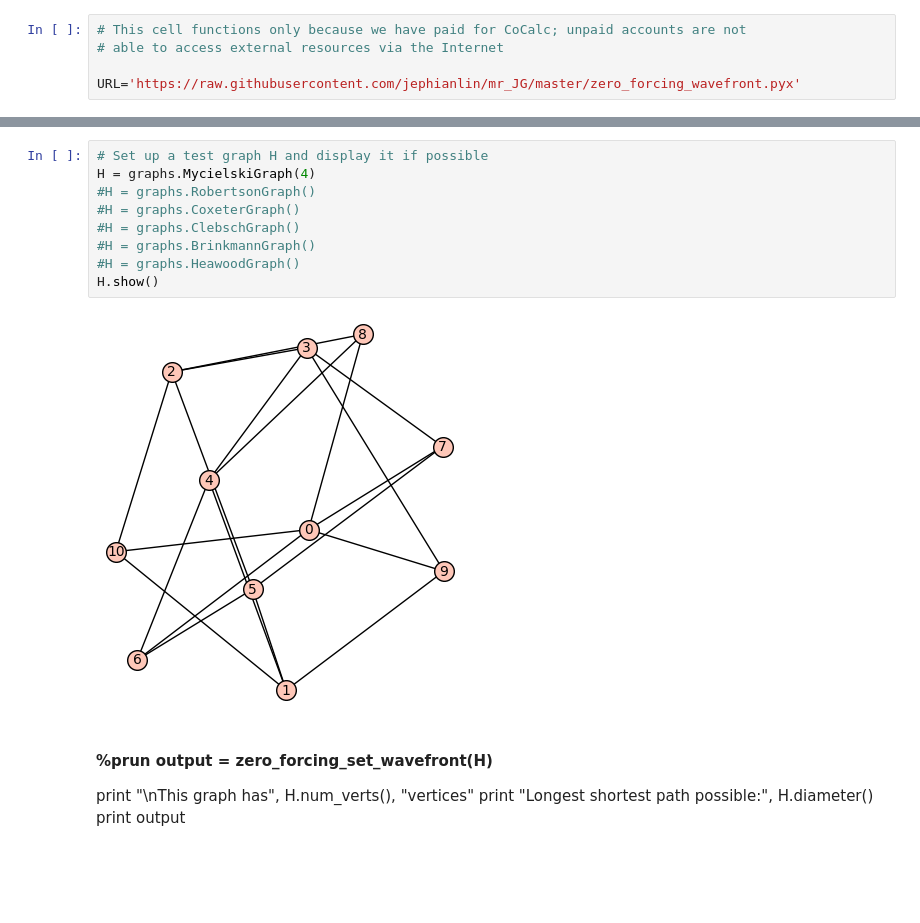
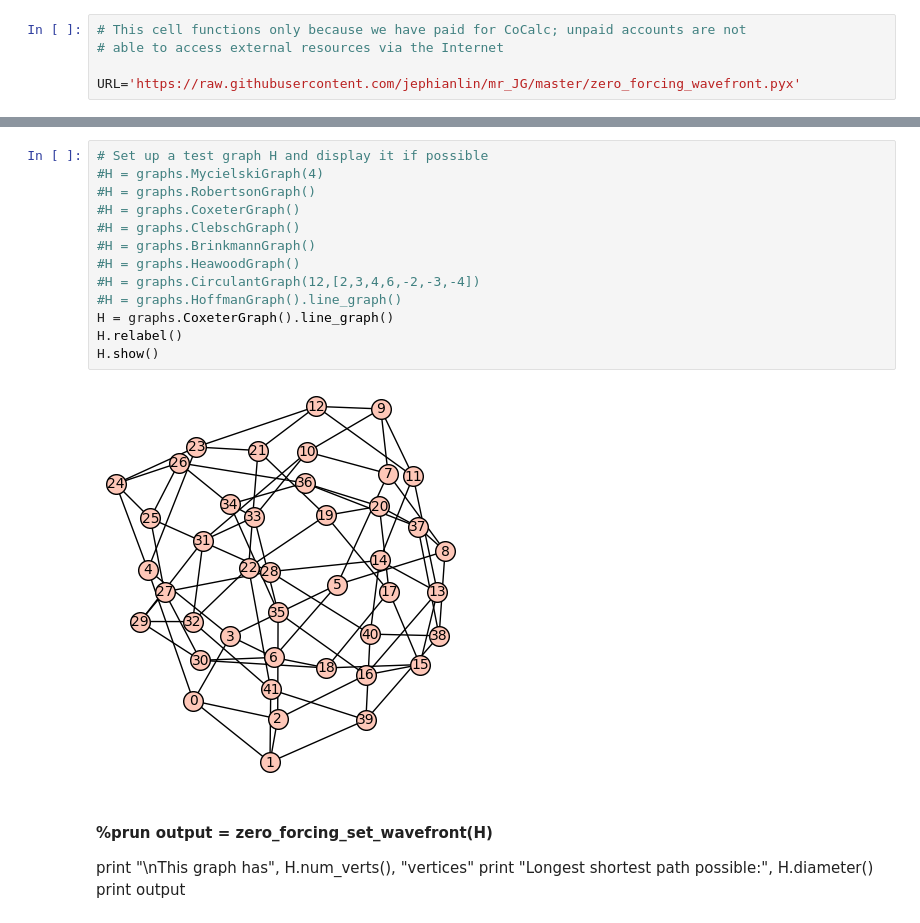
Before and after one commit to alexhutman/zftools, a Jupyter notebook: AncientSageLibraryTest.ipynb, the cells around one changed output, grey strips where cells are left out. Cells and saved outputs as stored; diff of their text form; blank space fills up the shorter version.

```diff
--- a/AncientSageLibraryTest.ipynb
+++ b/AncientSageLibraryTest.ipynb
@@ -18,14 +10,18 @@ See http://trac.sagemath.org/23855 for details.
 # %%
 # Set up a test graph H and display it if possible
-H = graphs.MycielskiGraph(4)
+#H = graphs.MycielskiGraph(4)
 #H = graphs.RobertsonGraph()
 #H = graphs.CoxeterGraph()
 #H = graphs.ClebschGraph()
 #H = graphs.BrinkmannGraph()
 #H = graphs.HeawoodGraph()
+#H = graphs.CirculantGraph(12,[2,3,4,6,-2,-3,-4])
+#H = graphs.HoffmanGraph().line_graph()
+H = graphs.CoxeterGraph().line_graph()
+H.relabel()
 H.show()
 # %% [output]
-[figure, old version]
+[figure, new version]
 # %% [markdown]
 #### %prun output = zero_forcing_set_wavefront(H)
 print "\nThis graph has", H.num_verts(), "vertices"
```
Also changed, not shown: parts of 2 cells of this notebook, 4 other files.
